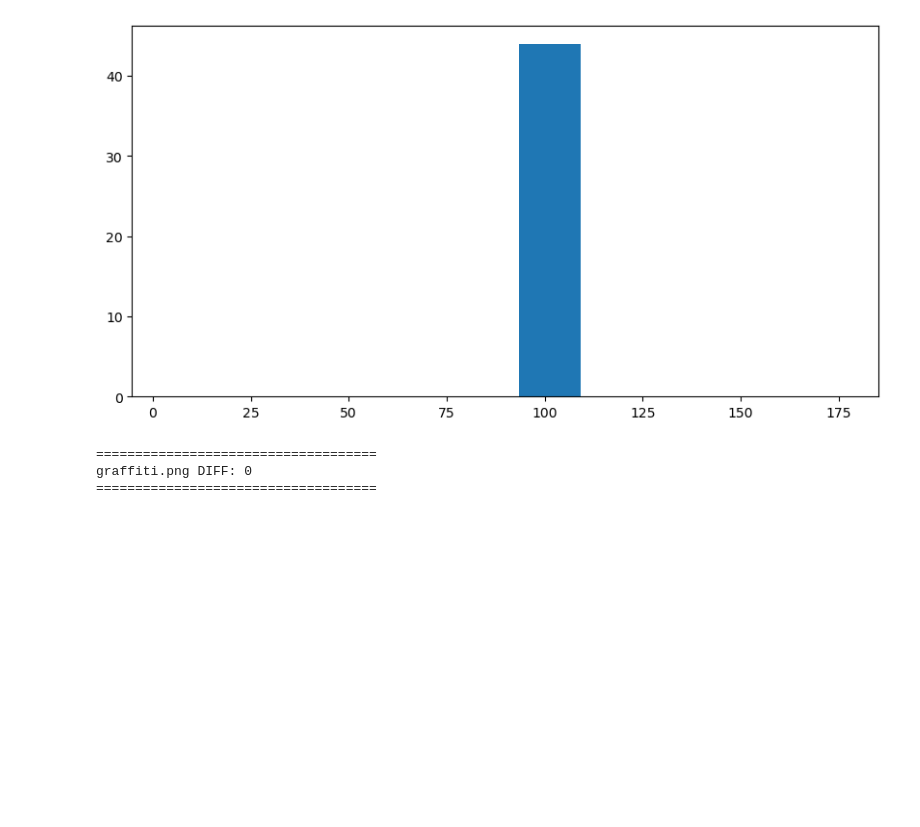
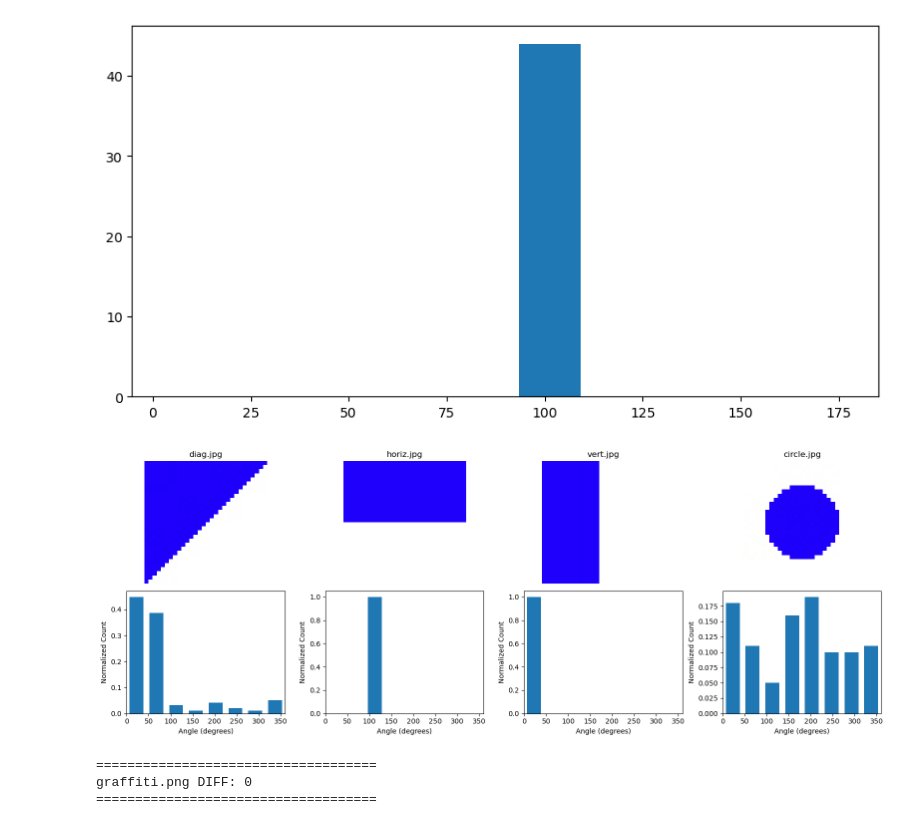
Before and after one commit to YassmineNefz/Maschinelles-Sehen, a Jupyter notebook: Aufgabe 2/MS_Labor2.ipynb, the cells around one changed output. Cells and saved outputs as stored; diff of their text form; code cells hidden in the pictures; blank space fills up the shorter version.

```diff
--- a/Aufgabe 2/MS_Labor2.ipynb
+++ b/Aufgabe 2/MS_Labor2.ipynb
@@ -195,6 +195,86 @@ Histogram of Gradient for Image : ./images/hog_test/circle.jpg
 Histogram of Gradient for Image : ./images/hog_test/horiz.jpg
 (15.0, 15.0) 11.0
 [figure]
+# %%
+import numpy as np
+import cv2
+import matplotlib.pyplot as plt
+
+def compute_simple_hog(imgcolor, keypoints):
+    img = cv2.cvtColor(imgcolor, cv2.COLOR_BGR2GRAY)
+
+    grad_x = cv2.Sobel(img, cv2.CV_64F, 1, 0, ksize=5)
+    grad_y = cv2.Sobel(img, cv2.CV_64F, 0, 1, ksize=5)
+
+    magnitude = cv2.magnitude(grad_x, grad_y)
+    angle = cv2.phase(grad_x, grad_y, angleInDegrees=True)
+
+    descr = np.zeros((len(keypoints), 8), np.float32)
+    last_hist = None
+    last_bins = None
+
+    for count, kp in enumerate(keypoints):
+        cx, cy = int(kp.pt[0]), int(kp.pt[1])
+        half = int(kp.size / 2)
+
+        angle_window     = angle    [cy - half:cy + half, cx - half:cx + half]
+        magnitude_window = magnitude[cy - half:cy + half, cx - half:cx + half]
+
+        hist, bins = np.histogram(
+            angle_window[magnitude_window > 0],
+            bins=8,
+            range=(0, 360)
+        )
+
+        # Normalize
+        hist = hist / hist.sum() if hist.sum() > 0 else hist
+
+        descr[count] = hist
+        last_hist = hist
+        last_bins = bins
+
+    return descr, last_hist, last_bins
+
+
+images = [
+    './images/hog_test/diag.jpg',
+    './images/hog_test/horiz.jpg',
+    './images/hog_test/vert.jpg',
+    './images/hog_test/circle.jpg',
+]
+
+keypoints = [cv2.KeyPoint(15, 15, 11)]
+
+fig, axes = plt.subplots(2, len(images), figsize=(16, 6))
+
+for i, img_path in enumerate(images):
+    img = cv2.imread(img_path)
+    if img is None:
+        print(f"Could not read: {img_path}")
+        continue
+
+    descriptor, hist, bins = compute_simple_hog(img, keypoints)
+
+    # Top row: image
+    axes[0, i].imshow(cv2.cvtColor(img, cv2.COLOR_BGR2RGB))
+    axes[0, i].set_title(img_path.split('/')[-1])
+    axes[0, i].axis('off')
+
+    # Bottom row: normalized histogram
+    width = 0.7 * (bins[1] - bins[0])
+    center = (bins[:-1] + bins[1:]) / 2
+    axes[1, i].bar(center, hist, align='center', width=width)
+    axes[1, i].set_xlim(0, 360)
+    axes[1, i].set_xlabel('Angle (degrees)')
+    axes[1, i].set_ylabel('Normalized Count')
+    # Match x-axis ticks to reference figure: 0,50,100,...,350
+    axes[1, i].set_xticks([0, 50, 100, 150, 200, 250, 300, 350])
+
+plt.tight_layout()
+plt.savefig("hog_result.png", dpi=150)
+plt.show()
+# %% [output]
+[figure, added]
 # %%
 import os
 import cv2
```
